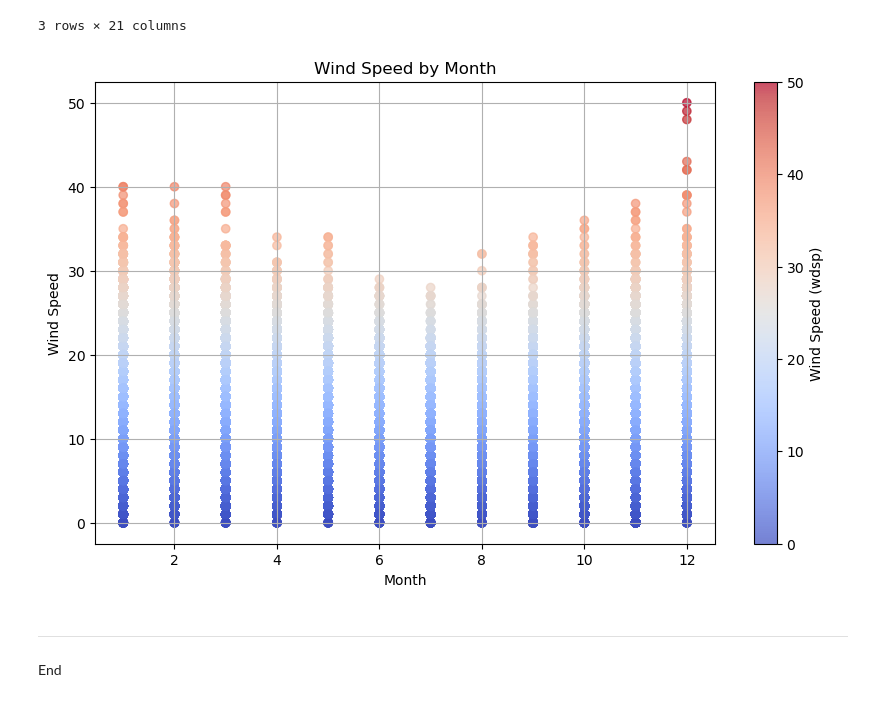
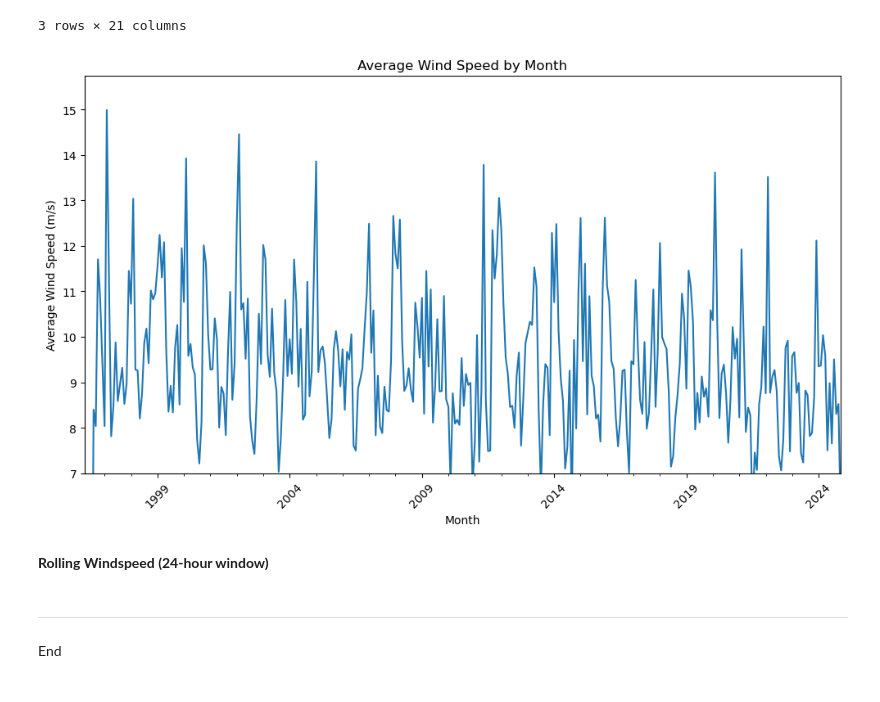
Before and after one commit to mondbr/PFDA_assignments, a Jupyter notebook: assignment6_Weather.ipynb, the cells around one changed output. Drawn from its saved outputs; the diff is of its cells as text; code cells hidden in the pictures.

Commit message:
correcting average wind speed plot for additional task 06

```diff
--- a/assignment6_Weather.ipynb
+++ b/assignment6_Weather.ipynb
@@ -140,7 +140,9 @@ df.head(3)
 df['datetime'] = pd.to_datetime(df['date'], format='%d-%b-%Y %H:%M')
 
 # Selecting 'month' and 'wdsp' columns
-df['month'] = df['datetime'].dt.month
+# df['month'] = df['datetime'].dt.month
+df['month'] = df['datetime'].dt.to_period('M')
+
 cleandf = df[['month', 'wdsp']].copy()  # Make a copy to avoid warnings
 
 # Replace spaces with nan and drop rows with nan in 'wdsp'
@@ -152,16 +154,22 @@ cleandf['wdsp'] = cleandf['wdsp'].astype(float)
 # %%
 # lets plot it
 
+monthly_wdsp_average = cleandf.groupby('month')['wdsp'].mean()
+
+# Plotting the monthly average wind speed
 plt.figure(figsize=(10, 6))
-plt.scatter(cleandf['month'], cleandf['wdsp'], c=cleandf['wdsp'], cmap='coolwarm', alpha=0.7)
-plt.colorbar(label='Wind Speed (wdsp)')
-plt.title('Wind Speed by Month')
+monthly_wdsp_average.plot()
+plt.title('Average Wind Speed by Month')
 plt.xlabel('Month')
-plt.ylabel('Wind Speed')
-plt.grid(True)
+plt.ylabel('Average Wind Speed (m/s)')
+plt.ylim(bottom=7)
+plt.xticks(rotation=45)
+plt.tight_layout()
 plt.show()
 # %% [output]
-[figure, old version]
+[figure, new version]
+# %% [markdown]
+**Rolling Windspeed (24-hour window)**
 # %% [markdown]
 ******
 End
```
